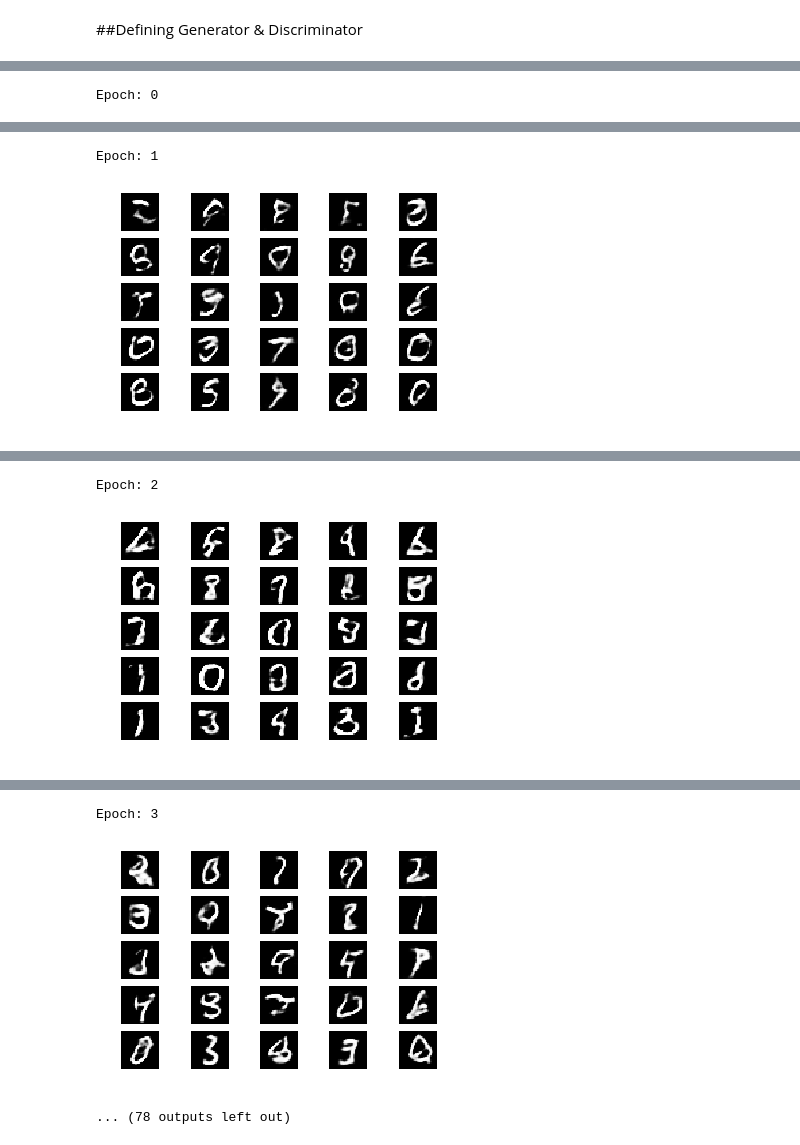
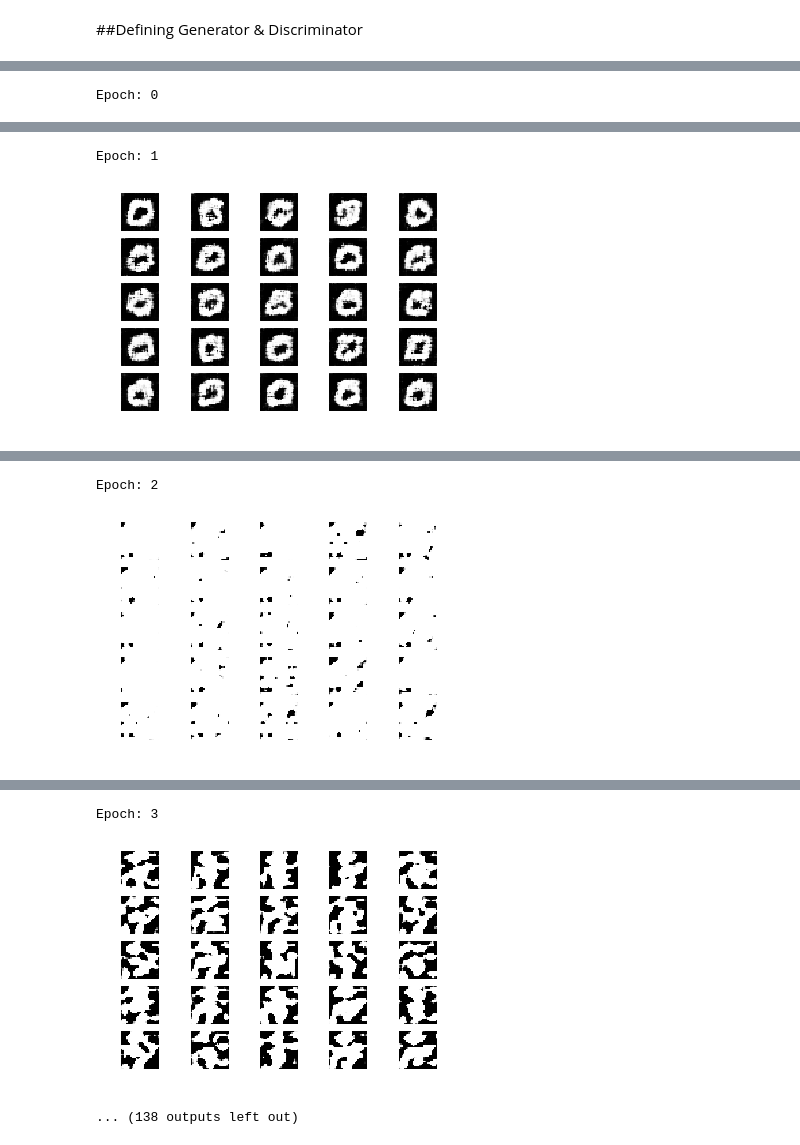
Before and after one commit to puraminy/mini_proj3, a Jupyter notebook: Main_DCGAN.ipynb, the cells around one changed output, grey strips where cells are left out. Drawn from its saved outputs; the diff is of its cells as text; code cells hidden in the pictures.

```diff
--- a/Main_DCGAN.ipynb
+++ b/Main_DCGAN.ipynb
@@ -272,5 +273,5 @@ def train(epochs=10, batch_size=128):
         plot_output(5)
     return gloss, dloss, epoch_gloss, epoch_dloss
 # %%
-gloss, dloss, e_gloss, e_dloss = train(epochs=30, batch_size=256)
+gloss, dloss, e_gloss, e_dloss = train(epochs=50, batch_size=512)
 # %% [output]
@@ -281,2 +282,2 @@ Epoch: 0
 Epoch: 1
-[figure, old version]
+[figure, new version]
@@ -284,2 +285,2 @@ Epoch: 1
 Epoch: 2
-[figure, old version]
+[figure, new version]
@@ -287,6 +288,6 @@ Epoch: 2
 Epoch: 3
-[figure, old version]
+[figure, new version]
-... (78 outputs left out)
+... (138 outputs left out)
 # %%
 len(e_dloss)
 
```
Also changed, not shown: parts of 5 cells of this notebook.
